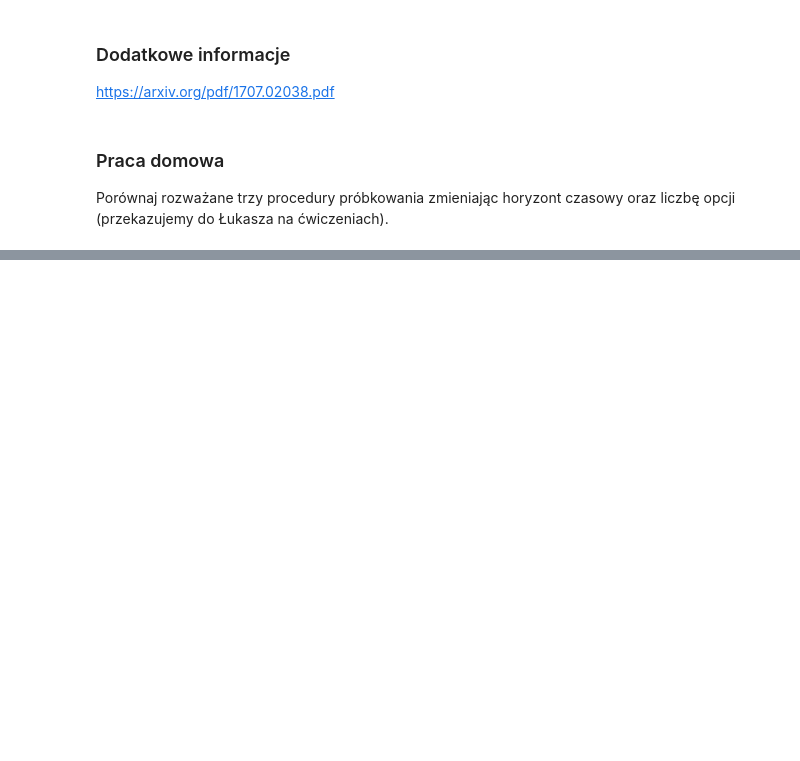
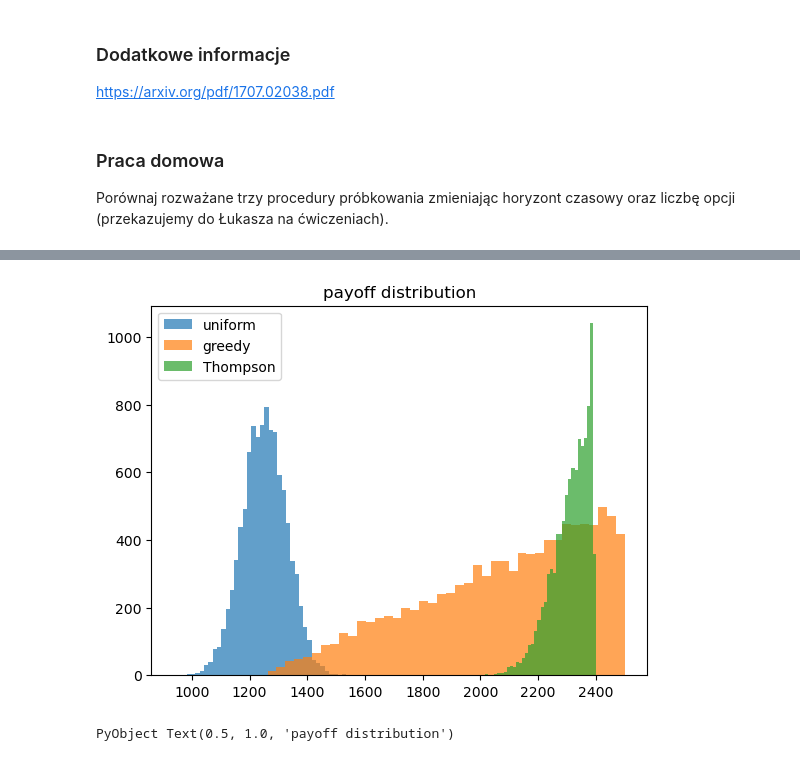
Before and after one commit to kosmobiker/SGH, a Jupyter notebook: AgentModeling/ab_testing.ipynb, the cells around one changed output, grey strips where cells are left out. Drawn from its saved outputs; the diff is of its cells as text; code cells hidden in the pictures; blank space fills up the shorter version.

```diff
--- a/AgentModeling/ab_testing.ipynb
+++ b/AgentModeling/ab_testing.ipynb
@@ -410,0 +457,4 @@ Porównaj rozważane trzy procedury próbkowania zmieniając horyzont czasowy or
+# %%
+df_unif = DataFrame([experiment(100, 2500, Unif()) for i in 1:10000])
+df_greedy = DataFrame([experiment(100, 2500, Greedy()) for i in 1:10000])
+df_thompson = DataFrame([experiment(100, 2500, Thompson()) for i in 1:10000])
@@ -410,0 +476,9 @@ Porównaj rozważane trzy procedury próbkowania zmieniając horyzont czasowy or
+# %%
+hist(df_unif.payoff, 40, alpha=0.7)
+hist(df_greedy.payoff, 40, alpha=0.7)
+hist(df_thompson.payoff, 40, alpha=0.7)
+legend(["uniform", "greedy", "Thompson"])
+title("payoff distribution")
+# %% [output]
+[figure, added]
+PyObject Text(0.5, 1.0, 'payoff distribution')
```
Also changed, not shown: parts of 25 cells of this notebook.
